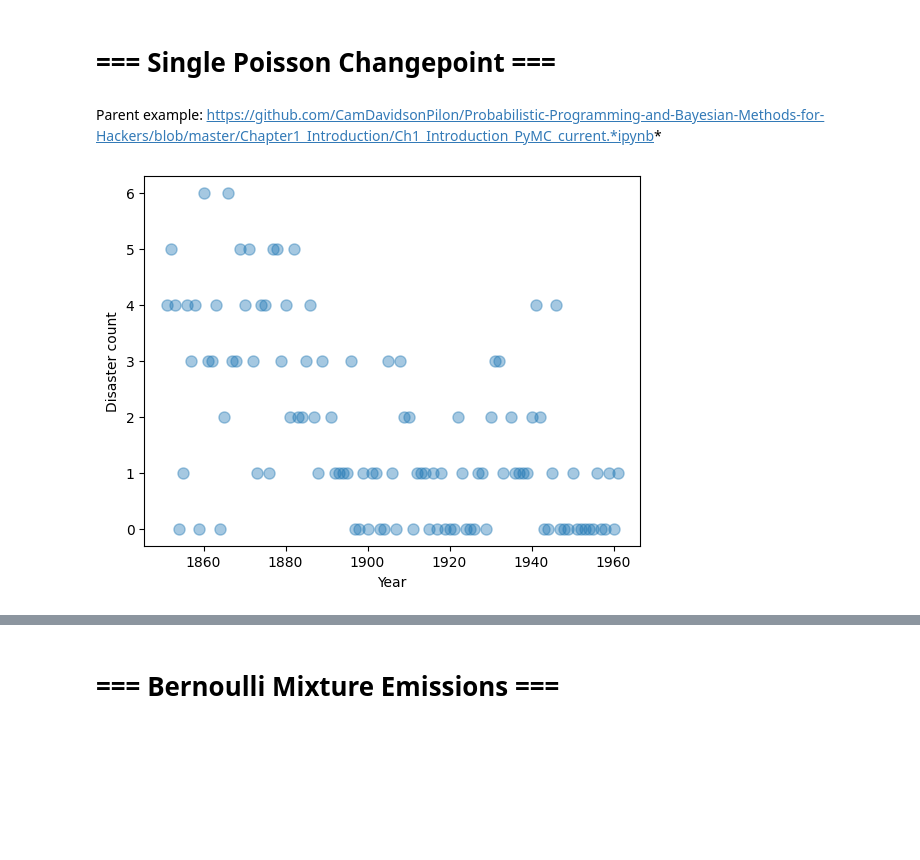
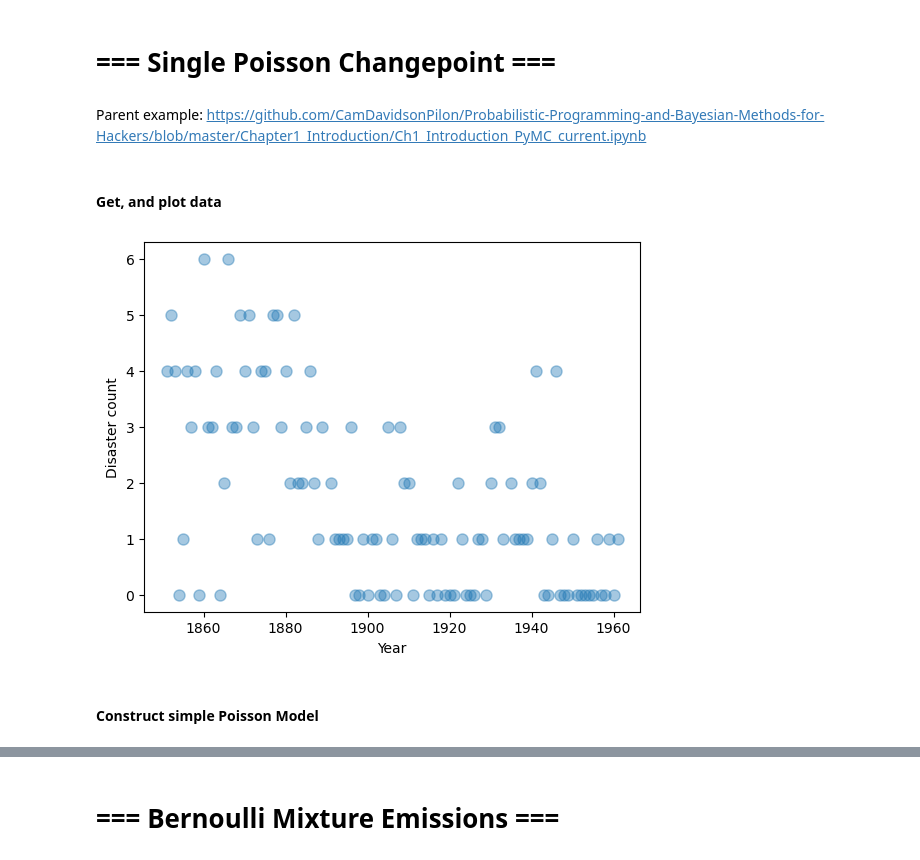
Before and after one commit to abuzarmahmood/pymcon_bayesian_changepoint, a Jupyter notebook: Bayesian_Changepoint_Zoo.ipynb, the cells around one changed output, grey strips where cells are left out. Saved outputs shown, nothing was run; the diff lists cells and outputs as text; code cells hidden in the pictures; blank space fills up the shorter version.

```diff
--- a/Bayesian_Changepoint_Zoo.ipynb
+++ b/Bayesian_Changepoint_Zoo.ipynb
@@ -37,31 +33,19 @@ import seaborn as sns
 # === Single Poisson Changepoint ===
 # %% [markdown]
 Parent example: </br>
-https://github.com/CamDavidsonPilon/Probabilistic-Programming-and-Bayesian-Methods-for-Hackers/blob/master/Chapter1_Introduction/Ch1_Introduction_PyMC_current.*ipynb*
+https://github.com/CamDavidsonPilon/Probabilistic-Programming-and-Bayesian-Methods-for-Hackers/blob/master/Chapter1_Introduction/Ch1_Introduction_PyMC_current.ipynb
-# %%
-## Define Data
-# fmt: off
-disaster_data = pd.Series(
-    [4, 5, 4, 0, 1, 4, 3, 4, 0, 6, 3, 3, 4, 0, 2, 6,
-    3, 3, 5, 4, 5, 3, 1, 4, 4, 1, 5, 5, 3, 4, 2, 5,
-    2, 2, 3, 4, 2, 1, 3, np.nan, 2, 1, 1, 1, 1, 3, 0, 0,
-    1, 0, 1, 1, 0, 0, 3, 1, 0, 3, 2, 2, 0, 1, 1, 1,
-    0, 1, 0, 1, 0, 0, 0, 2, 1, 0, 0, 0, 1, 1, 0, 2,
-    3, 3, 1, np.nan, 2, 1, 1, 1, 1, 2, 4, 2, 0, 0, 1, 4,
-    0, 0, 0, 1, 0, 0, 0, 0, 0, 1, 0, 0, 1, 0, 1]
-)
-# fmt: on
-years = np.arange(1851, 1962)
-
-na_bool = np.logical_not(np.isnan(disaster_data))
-disaster_data = disaster_data.loc[na_bool]
-years = years[na_bool]
-
-plt.plot(years, disaster_data, "o", markersize=8, alpha=0.4)
-plt.ylabel("Disaster count")
-plt.xlabel("Year");
-# %% [output]
-[figure, removed]
+# %% [markdown]
+#### Get, and plot data
+# %%
+disaster_data, years = get_data.return_simple_data()
+
+plt.plot(years, disaster_data, "o", markersize=8, alpha=0.4)
+plt.ylabel("Disaster count")
+plt.xlabel("Year");
+# %% [output]
+[figure, added]
+# %% [markdown]
+#### Construct simple Poisson Model
 # %%
 with pm.Model() as disaster_model:
 
```
Also changed, not shown: parts of 36 cells of this notebook, 3 other files.
